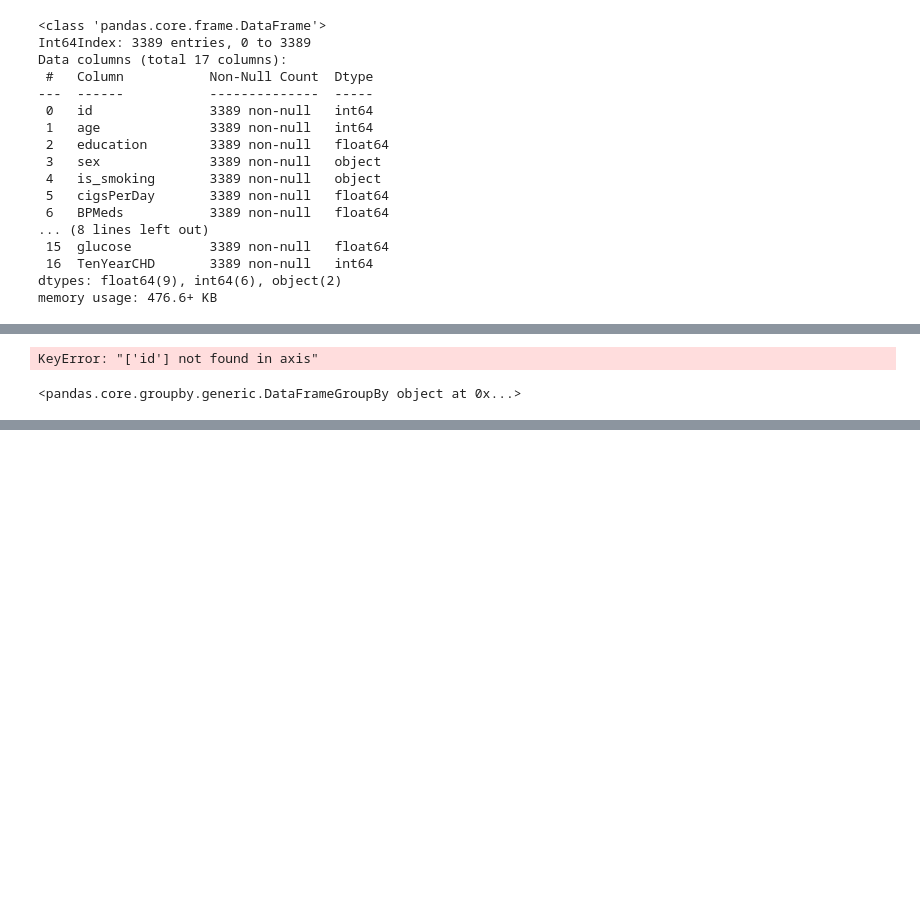
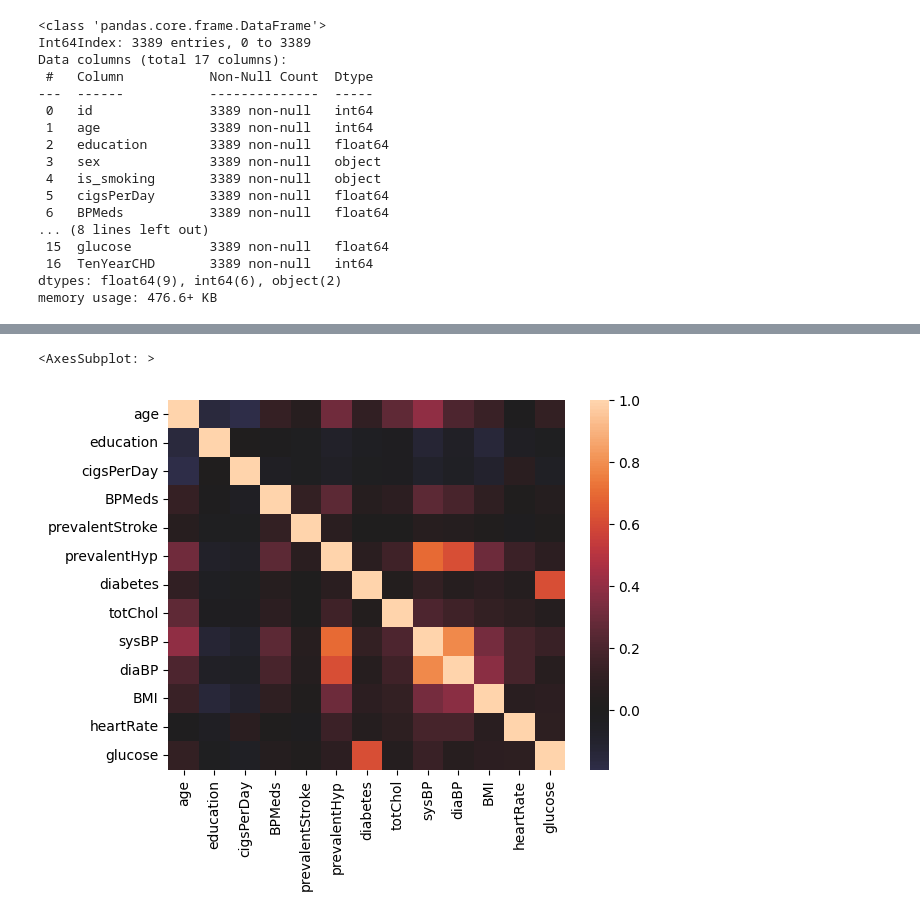
Before and after one commit to Rinengen/Python_HW, a Jupyter notebook: progect_5/SF_HW_4.ipynb, the cells around one changed output, grey strips where cells are left out. Cells and saved outputs as stored; diff of their text form; code cells hidden in the pictures; blank space fills up the shorter version.

```diff
--- a/progect_5/SF_HW_4.ipynb
+++ b/progect_5/SF_HW_4.ipynb
@@ -223,0 +332,3 @@ memory usage: 476.6+ KB
+# %%
+df_2 = pd.concat([train_copy, test], ignore_index=True)
+df_2.info()
@@ -224,4 +353,4 @@ memory usage: 476.6+ KB
+# %%
+df_2 = df_2.drop('TenYearCHD', axis=1)
 # %%
-train_copy = train_copy.drop(['id'], axis=1)
+df_2 = df_2.drop('id', axis=1)
-# %% [output]
-KeyError: "['id'] not found in axis"
@@ -231,4 +357,4 @@ train_copy['is_smoking'] = train_copy['is_smoking'].astype('category')
-# %%
-train_copy.groupby('TenYearCHD')[['glucose','diabetes','totChol','is_smoking']]
-# %% [output]
-<pandas.core.groupby.generic.DataFrameGroupBy object at 0x...>
+# %%
+
+sns.heatmap(df_2.corr(),center=0)
+# %% [output]
@@ -234,0 +362,2 @@ train_copy.groupby('TenYearCHD')[['glucose','diabetes','totChol','is_smoking']]
+<AxesSubplot: >
+[figure, added]
```
Also changed, not shown: parts of 41 cells of this notebook.
